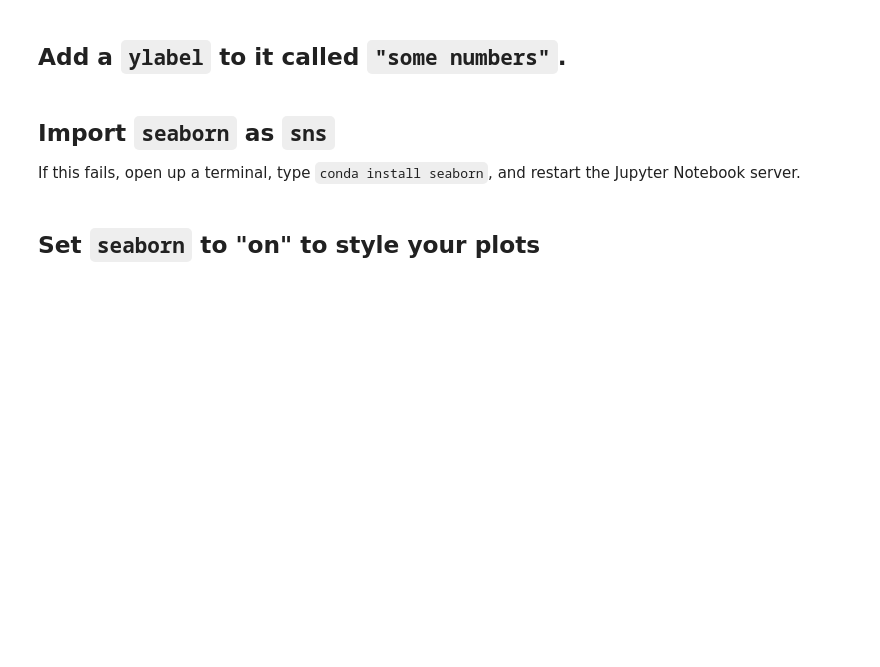
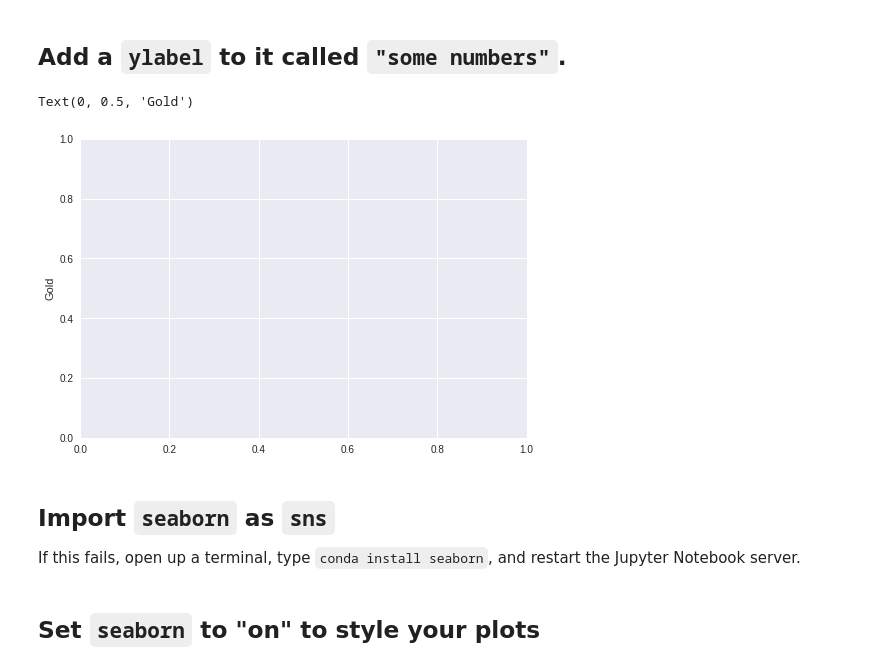
Before and after one commit to bchahine/JavaScript, a Jupyter notebook: 6_1_data_visualization_exercise.ipynb, the cells around one changed output. Drawn from its saved outputs; the diff is of its cells as text; code cells hidden in the pictures; blank space fills up the shorter version.

```diff
--- a/6_1_data_visualization_exercise.ipynb
+++ b/6_1_data_visualization_exercise.ipynb
@@ -27,5 +32,10 @@ plt.plot([1,2],[1,2])
 # %% [markdown]
 ## Add a `ylabel` to it called `"some numbers"`.
+# %%
+plt.ylabel("Gold")
+# %% [output]
+Text(0, 0.5, 'Gold')
+[figure, added]
 # %% [markdown]
 ## Import `seaborn` as `sns`
 
```
Also changed, not shown: parts of 6 cells of this notebook.
